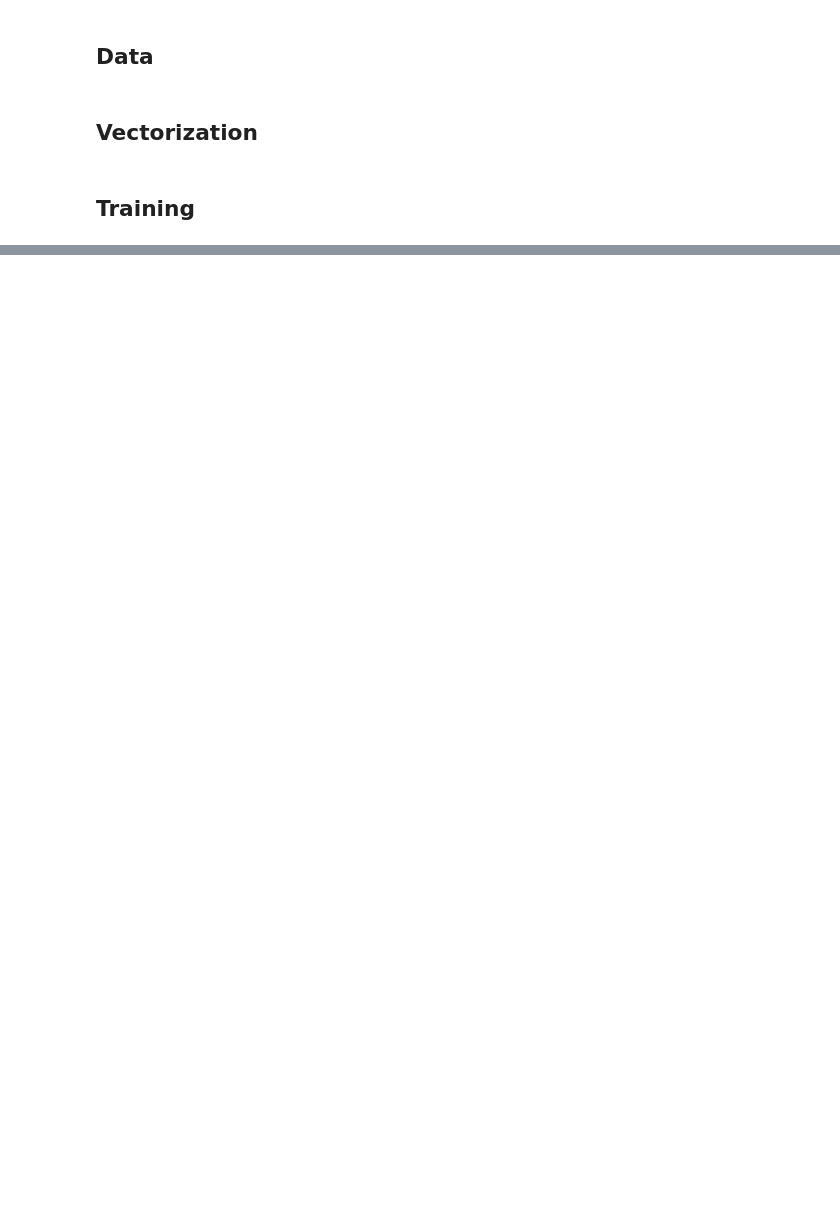
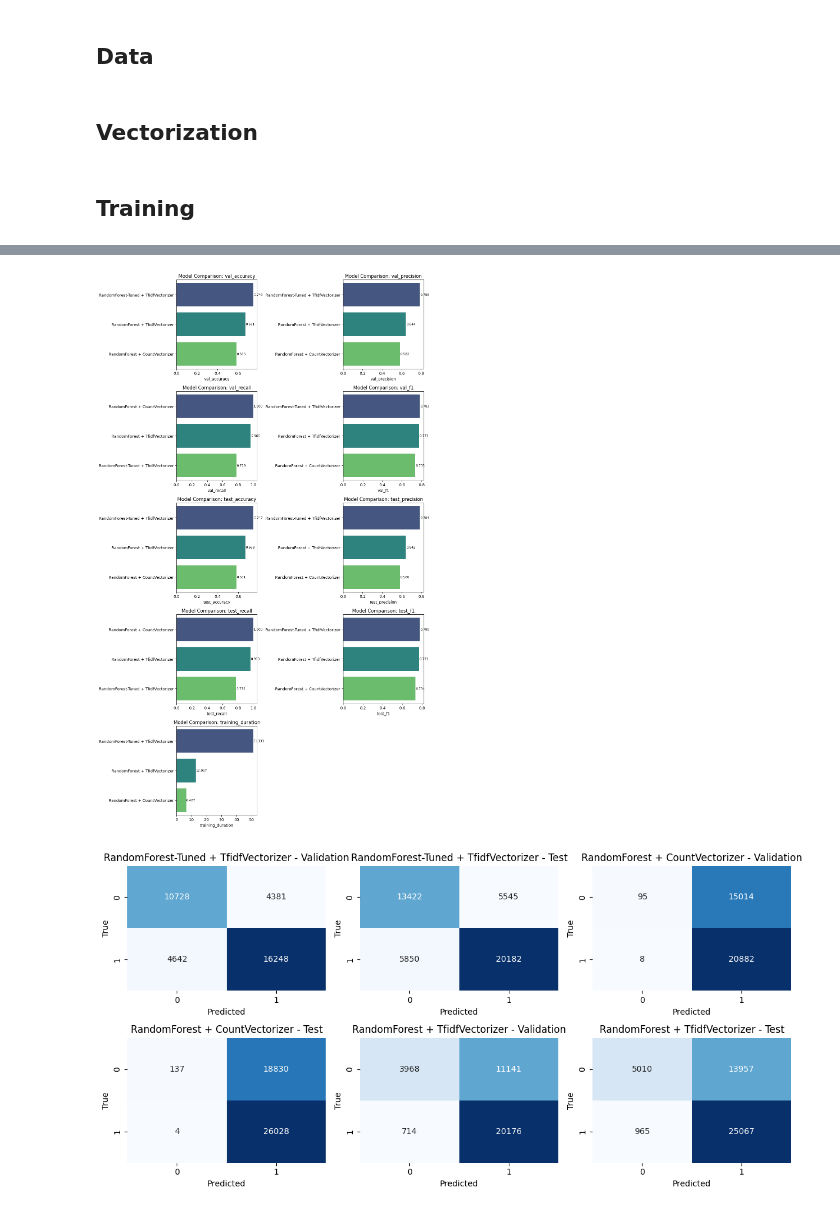
Before and after one commit to SeyaSchmassmann/nlp-project, a Jupyter notebook: models/randomForest.ipynb, the cells around one changed output, grey strips where cells are left out. Saved outputs shown, nothing was run; the diff lists cells and outputs as text; code cells hidden in the pictures; blank space fills up the shorter version.

Commit message:
extend randomForest implementation

```diff
--- a/models/randomForest.ipynb
+++ b/models/randomForest.ipynb
@@ -96,0 +227,5 @@ weighted avg       0.77      0.77      0.77     44999
+# %%
+analyze_all_results(results_dir="executions/randomForest")
+# %% [output]
+[figure, added]
+[figure, added]
```
Also changed, not shown: parts of 17 cells of this notebook, 10 other files.
